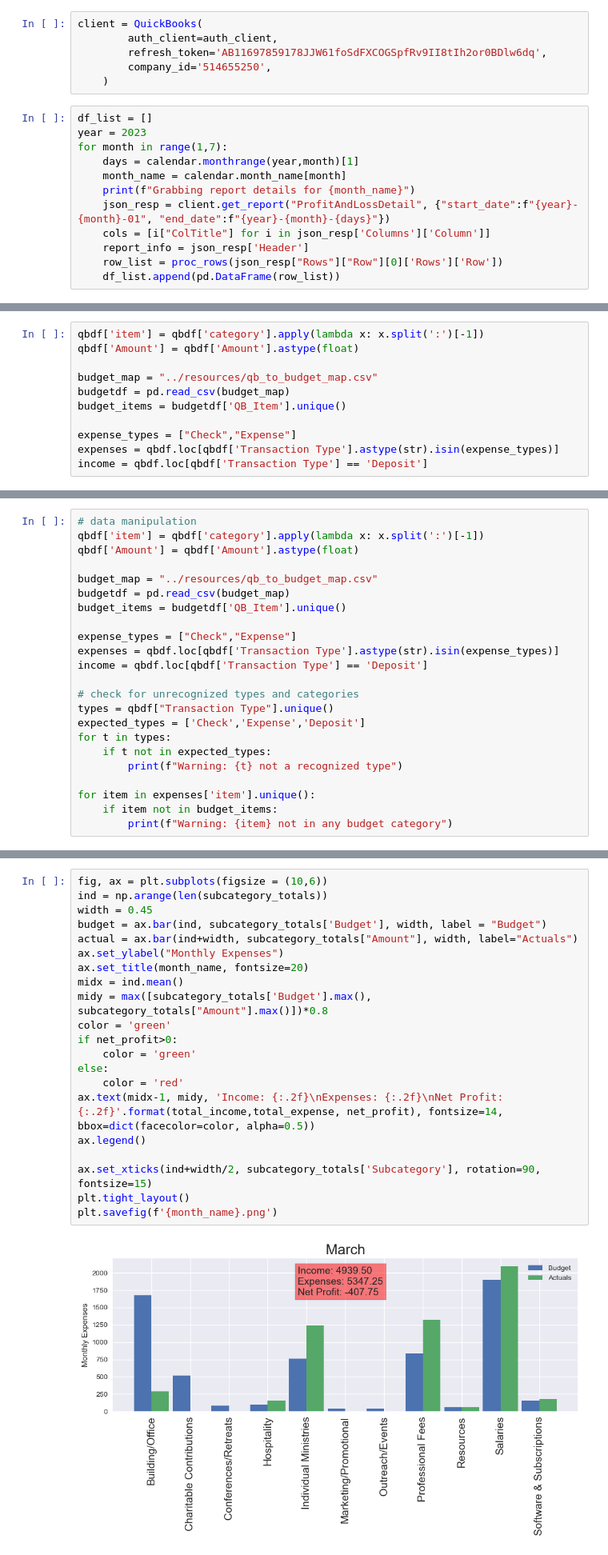
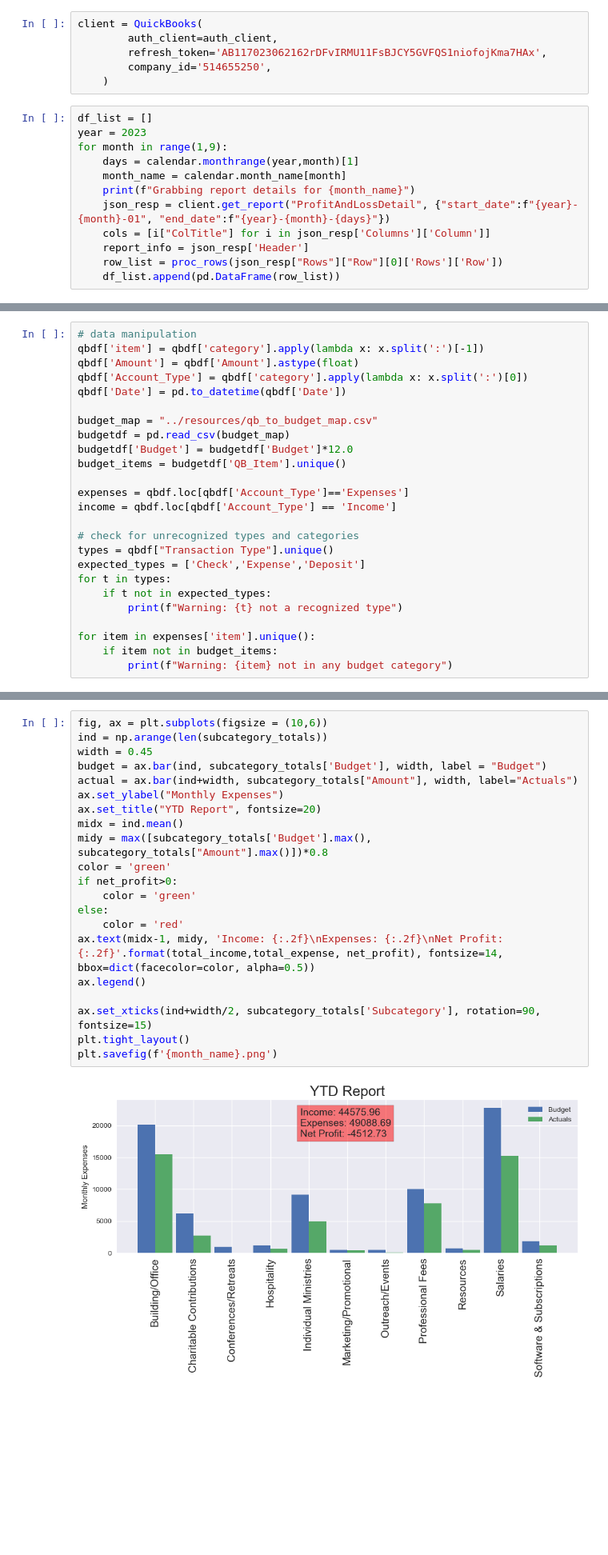
Before and after one commit to keaturner55/ChurchFinance, a Jupyter notebook: notebook/quickbooks_ytd_reports.ipynb, the cells around one changed output, grey strips where cells are left out. Shown at 80% size. Cells and saved outputs as stored; diff of their text form; blank space fills up the shorter version.

Commit message:
ytd reports

```diff
--- a/notebook/quickbooks_ytd_reports.ipynb
+++ b/notebook/quickbooks_ytd_reports.ipynb
@@ -37,13 +38,13 @@ auth_client = AuthClient(
 # %%
 client = QuickBooks(
         auth_client=auth_client,
-        refresh_token='AB11697859178JJW61foSdFXCOGSpfRv9II8tIh2or0BDlw6dq',
+        refresh_token='AB117023062162rDFvIRMU11FsBJCY5GVFQS1niofojKma7HAx',
         company_id='514655250',
     )
 # %%
 df_list = []
 year = 2023
-for month in range(1,7):
+for month in range(1,9):
     days = calendar.monthrange(year,month)[1]
     month_name = calendar.month_name[month]
     print(f"Grabbing report details for {month_name}")
@@ -64,13 +68,2 @@ qbdf = pd.concat(df_list)
 # %%
 qbdf.to_csv("january_to_june.csv")
-# %%
-qbdf['item'] = qbdf['category'].apply(lambda x: x.split(':')[-1])
-qbdf['Amount'] = qbdf['Amount'].astype(float)
-
-budget_map = "../resources/qb_to_budget_map.csv"
-budgetdf = pd.read_csv(budget_map)
-budget_items = budgetdf['QB_Item'].unique()
-
-expense_types = ["Check","Expense"]
-expenses = qbdf.loc[qbdf['Transaction Type'].astype(str).isin(expense_types)]
-income = qbdf.loc[qbdf['Transaction Type'] == 'Deposit']
@@ -88,14 +71,16 @@ print(f"Income: {expenses['Amount'].sum()}")
 # data manipulation
 qbdf['item'] = qbdf['category'].apply(lambda x: x.split(':')[-1])
 qbdf['Amount'] = qbdf['Amount'].astype(float)
+qbdf['Account_Type'] = qbdf['category'].apply(lambda x: x.split(':')[0])
+qbdf['Date'] = pd.to_datetime(qbdf['Date'])
 
 budget_map = "../resources/qb_to_budget_map.csv"
 budgetdf = pd.read_csv(budget_map)
+budgetdf['Budget'] = budgetdf['Budget']*12.0
 budget_items = budgetdf['QB_Item'].unique()
 
-expense_types = ["Check","Expense"]
-expenses = qbdf.loc[qbdf['Transaction Type'].astype(str).isin(expense_types)]
-income = qbdf.loc[qbdf['Transaction Type'] == 'Deposit']
+expenses = qbdf.loc[qbdf['Account_Type']=='Expenses']
+income = qbdf.loc[qbdf['Account_Type'] == 'Income']
 
 # check for unrecognized types and categories
 types = qbdf["Transaction Type"].unique()
@@ -118,23 +103,23 @@ net_profit = total_income - total_expense
 # %%
 fig, ax = plt.subplots(figsize = (10,6))
 ind = np.arange(len(subcategory_totals))
 width = 0.45
 budget = ax.bar(ind, subcategory_totals['Budget'], width, label = "Budget")
 actual = ax.bar(ind+width, subcategory_totals["Amount"], width, label="Actuals")
 ax.set_ylabel("Monthly Expenses")
-ax.set_title(month_name, fontsize=20)
+ax.set_title("YTD Report", fontsize=20)
 midx = ind.mean()
 midy = max([subcategory_totals['Budget'].max(), subcategory_totals["Amount"].max()])*0.8
 color = 'green'
 if net_profit>0:
     color = 'green'
 else:
     color = 'red'
 ax.text(midx-1, midy, 'Income: {:.2f}\nExpenses: {:.2f}\nNet Profit: {:.2f}'.format(total_income,total_expense, net_profit), fontsize=14, bbox=dict(facecolor=color, alpha=0.5))
 ax.legend()
 
 ax.set_xticks(ind+width/2, subcategory_totals['Subcategory'], rotation=90, fontsize=15)
 plt.tight_layout()
 plt.savefig(f'{month_name}.png')
 # %% [output]
-[figure, old version]
+[figure, new version]
```
Also changed, not shown: parts of 15 cells of this notebook.
